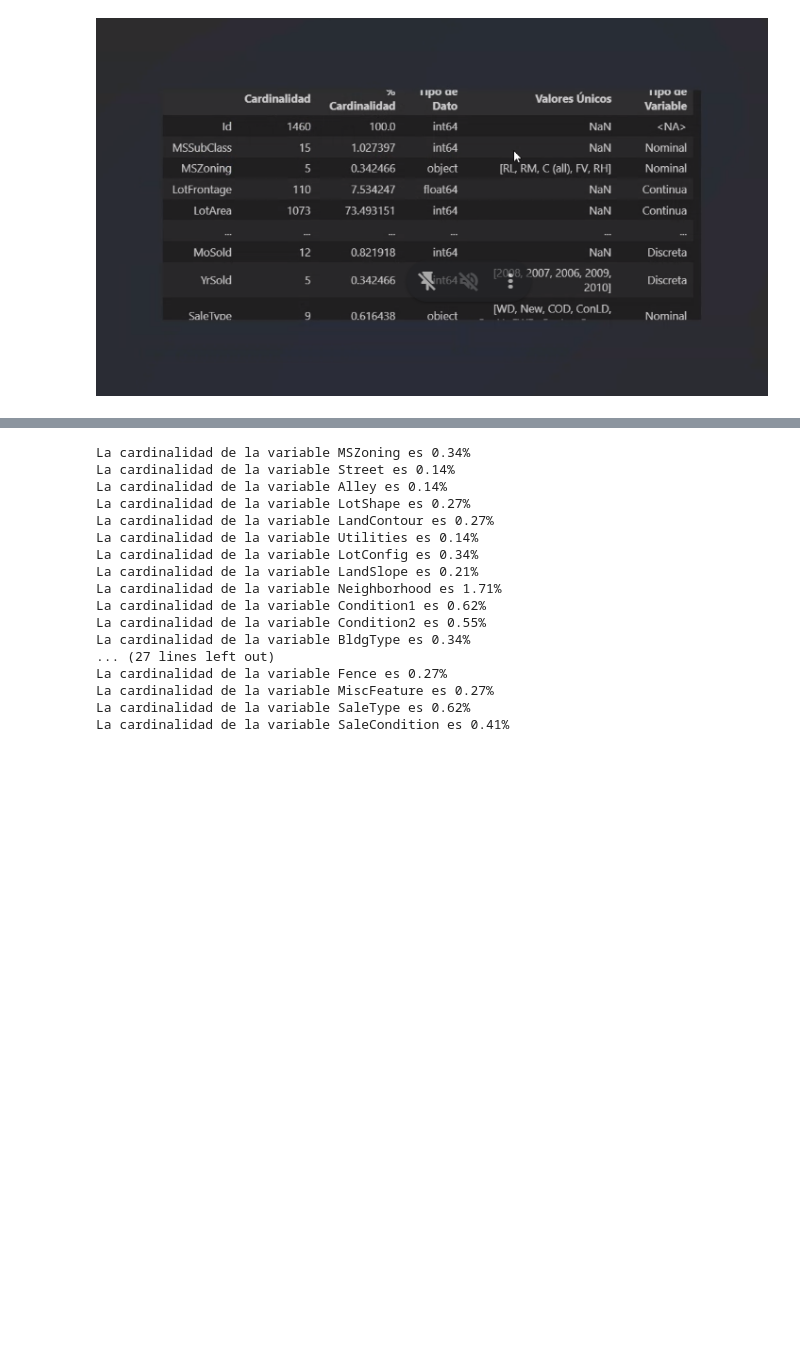
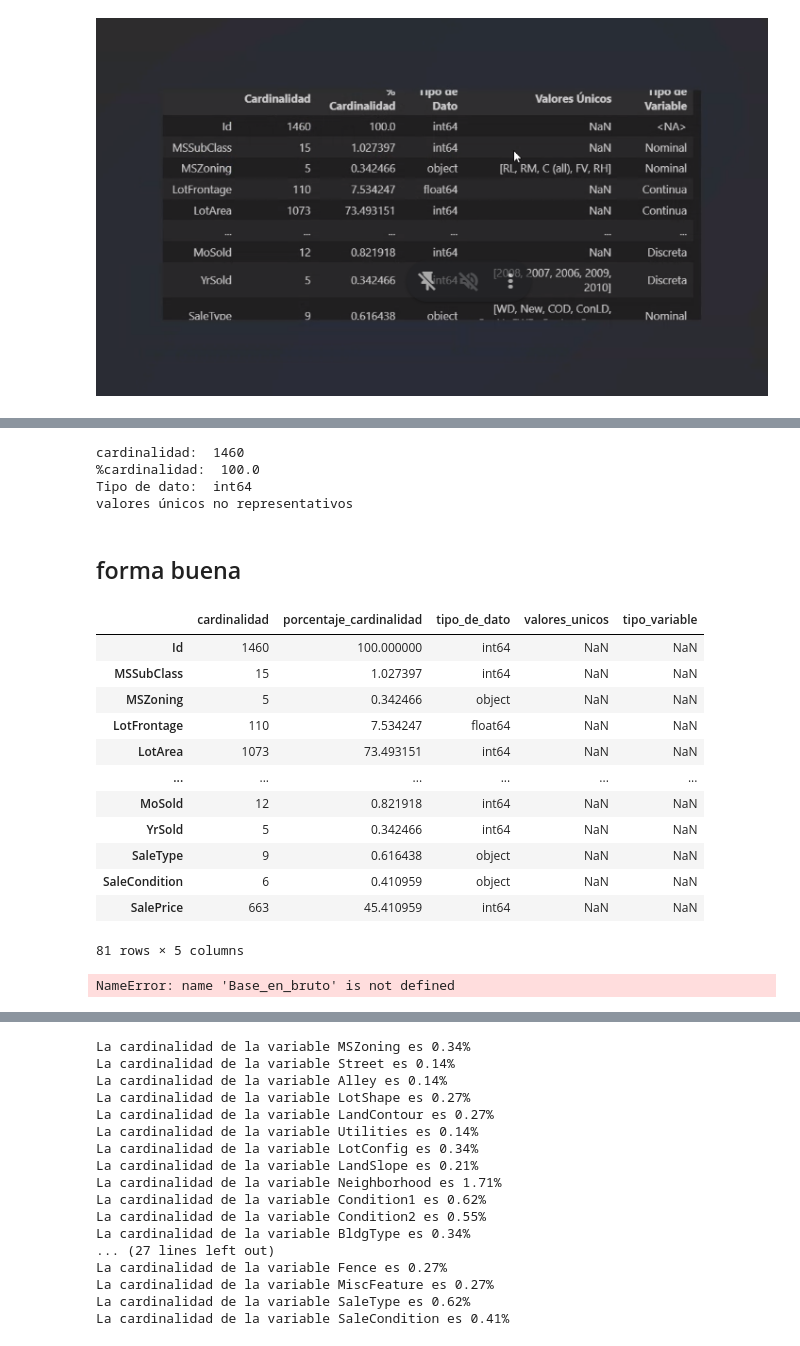
Before and after one commit to LauraGSanchz/DS_PT_09_2023, a Jupyter notebook: Data_Analysis/9-Eda/Eda_training.ipynb, the cells around one changed output, grey strips where cells are left out. Drawn from its saved outputs; the diff is of its cells as text; code cells hidden in the pictures; blank space fills up the shorter version.

```diff
--- a/Data_Analysis/9-Eda/Eda_training.ipynb
+++ b/Data_Analysis/9-Eda/Eda_training.ipynb
@@ -150,0 +168,13 @@ Length: 81, dtype: float64
+# %%
+df['PoolQC'] #si vamos a la docu, los nan aqui significan que no hay piscina, así rellenamos con lo que indica
+
+df['PoolQC'].fillna('Na', inplace=True)
+df['MiscFeature'].fillna('Na', inplace=True)
+df['Alley'].fillna('Na', inplace=True)
+df['Fence'].fillna('Na', inplace=True)
+df['MasVnrType'].fillna('None', inplace=True)
+df['FireplaceQu'].fillna('Na', inplace=True)
+# df['LotFrontage'].fillna('Na', inplace=True)
+df['GarageYrBlt'].fillna('Na', inplace=True)
+df['GarageCond'].fillna('Na', inplace=True)
+df['GarageType'].fillna('Na', inplace=True)
@@ -163,0 +230,13 @@ manualmente hay qeu dividir entre tipos de datos, decidiendo segun lo que inform
+# %%
+print('cardinalidad: ', df['Id'].nunique())
+print('%cardinalidad: ',df['Id'].nunique()/len(df)*100)
+print('Tipo de dato: ',df['Id'].dtypes)
+if df['Id'].nunique() <= 15:
+    print('valores únicos: ', df['Id'].unique())
+else:
+    print('valores únicos no representativos')
+# %% [output]
+cardinalidad:  1460
+%cardinalidad:  100.0
+Tipo de dato:  int64
+valores únicos no representativos
@@ -163,0 +252,50 @@ manualmente hay qeu dividir entre tipos de datos, decidiendo segun lo que inform
+# %% [markdown]
+## forma buena ##
+# %%
+cardinalidades = pd.DataFrame(columns=['cardinalidad','porcentaje_cardinalidad','tipo_de_dato','valores_unicos','tipo_variable'],  index=df.columns)
+# %%
+cardinalidades['cardinalidad']= [df[col].nunique() for col in df.columns]
+
+cardinalidades['porcentaje_cardinalidad'] = cardinalidades['cardinalidad']/len(df)*100
+cardinalidades['tipo_de_dato'] = df.dtypes
+cardinalidades['valores_unicos'] = [df[col].unique() for col in df.columns]
+cardinalidades['tipo_variable'] =
+# hacer lista de compresion
+# %%
+cardinalidades
+# %% [output]
+|  | cardinalidad | porcentaje_cardinalidad | tipo_de_dato | valores_unicos | tipo_variable |
+| Id | 1460 | 100.000000 | int64 | NaN | NaN |
+| MSSubClass | 15 | 1.027397 | int64 | NaN | NaN |
+| MSZoning | 5 | 0.342466 | object | NaN | NaN |
+| LotFrontage | 110 | 7.534247 | float64 | NaN | NaN |
+| LotArea | 1073 | 73.493151 | int64 | NaN | NaN |
+| ... | ... | ... | ... | ... | ... |
+| MoSold | 12 | 0.821918 | int64 | NaN | NaN |
+| YrSold | 5 | 0.342466 | int64 | NaN | NaN |
+| SaleType | 9 | 0.616438 | object | NaN | NaN |
+| SaleCondition | 6 | 0.410959 | object | NaN | NaN |
+| SalePrice | 663 | 45.410959 | int64 | NaN | NaN |
+81 rows × 5 columns
+# %%
+def valores_unicos(Base_en_bruto):
+    detalle = {}
+    for columna in Base_en_bruto.columns:
+        valores_unicos = Base_en_bruto[columna].nunique()
+        valores_unicos_lista = Base_en_bruto[columna].unique()
+        tipo_variable = Base_en_bruto[columna].dtype
+
+        detalle[columna] = {'Valores_Unicos': valores_unicos, 'Valores_Unicos_Lista': valores_unicos_lista, 'Tipo_Variable': tipo_variable}
+
+    df_valores_unicos = pd.DataFrame(list(detalle.items()))
+    df_valores_unicos.columns = ['Columna', 'Detalles']
+    df_valores_unicos[['Valores_Unicos', 'Valores_Unicos_Lista', 'Tipo_Variable']] = pd.DataFrame(df_valores_unicos['Detalles'].tolist(), index=df_valores_unicos.index)
+    df_valores_unicos = df_valores_unicos.drop(columns=['Detalles'])
+
+    return df_valores_unicos
+
+df_cardinalidad = valores_unicos(Base_en_bruto)
+
+df_cardinalidad
+# %% [output]
+NameError: name 'Base_en_bruto' is not defined
```
Also changed, not shown: parts of 8 cells of this notebook.
